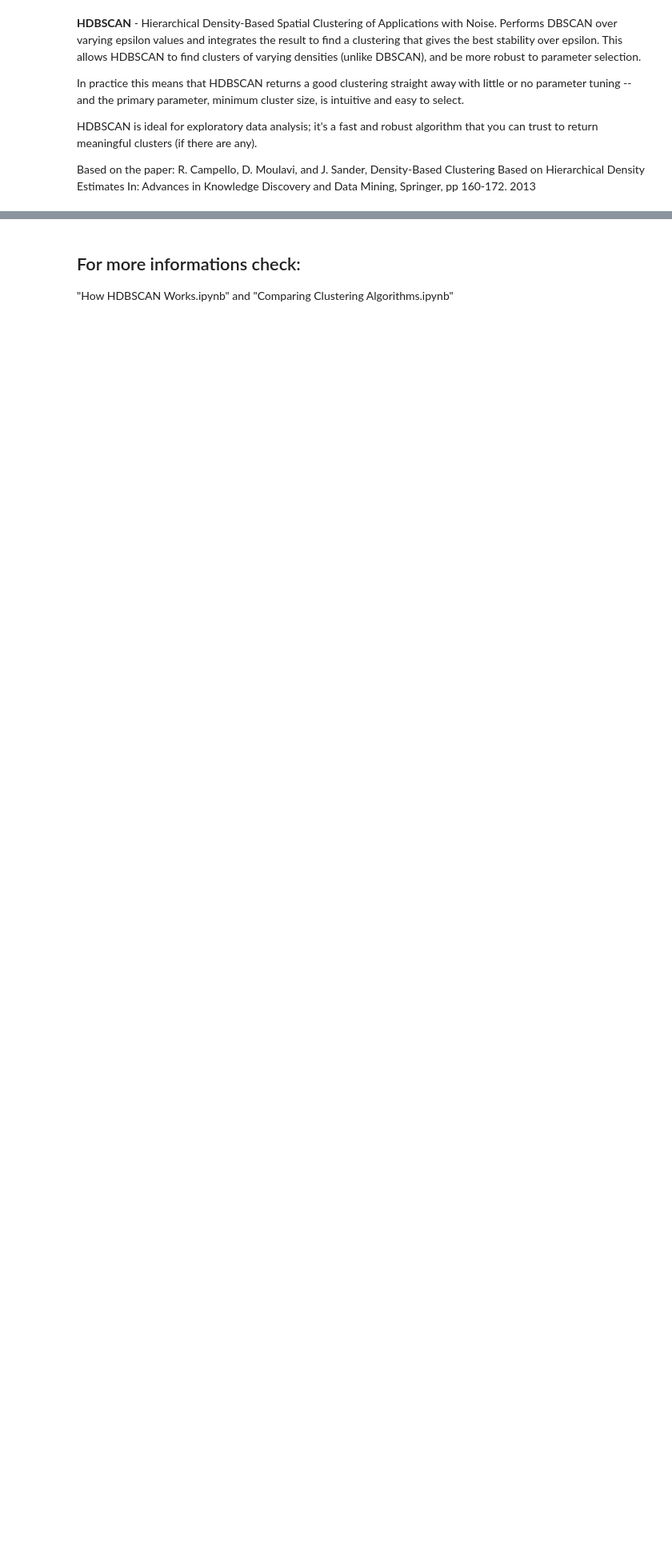
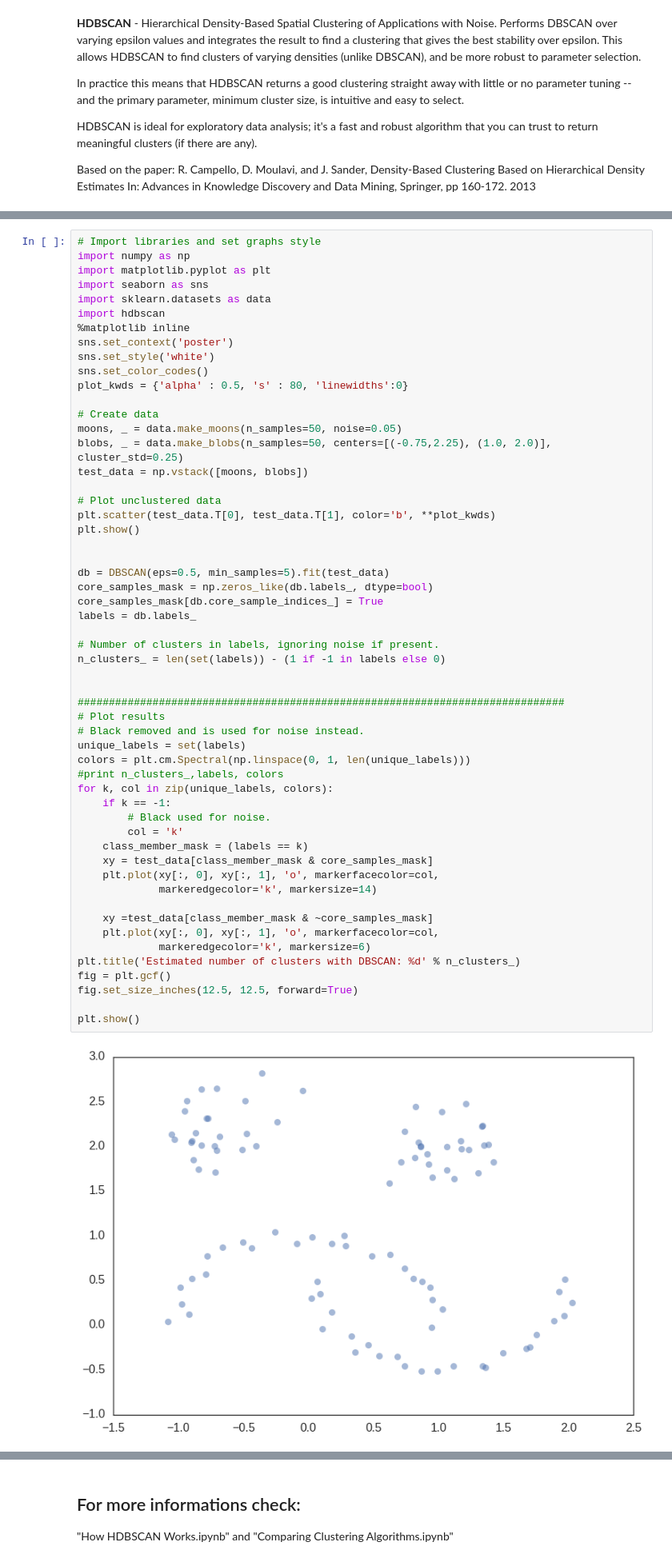
Before and after one commit to dtamayo/MachineLearning, a Jupyter notebook: Day4/Day4-HDBscan-tsne.ipynb, the cells around one changed output, grey strips where cells are left out. Shown at 80% size. Cells and saved outputs as stored; diff of their text form; blank space fills up the shorter version.

```diff
--- a/Day4/Day4-HDBscan-tsne.ipynb
+++ b/Day4/Day4-HDBscan-tsne.ipynb
@@ -228,0 +144,57 @@ plt.show()
+# %%
+# Import libraries and set graphs style
+import numpy as np
+import matplotlib.pyplot as plt
+import seaborn as sns
+import sklearn.datasets as data
+import hdbscan
+%matplotlib inline
+sns.set_context('poster')
+sns.set_style('white')
+sns.set_color_codes()
+plot_kwds = {'alpha' : 0.5, 's' : 80, 'linewidths':0}
+
+# Create data
+moons, _ = data.make_moons(n_samples=50, noise=0.05)
+blobs, _ = data.make_blobs(n_samples=50, centers=[(-0.75,2.25), (1.0, 2.0)], cluster_std=0.25)
+test_data = np.vstack([moons, blobs])
+
+# Plot unclustered data
+plt.scatter(test_data.T[0], test_data.T[1], color='b', **plot_kwds)
+plt.show()
+
+
+db = DBSCAN(eps=0.5, min_samples=5).fit(test_data)
+core_samples_mask = np.zeros_like(db.labels_, dtype=bool)
+core_samples_mask[db.core_sample_indices_] = True
+labels = db.labels_
+
+# Number of clusters in labels, ignoring noise if present.
+n_clusters_ = len(set(labels)) - (1 if -1 in labels else 0)
+
+
+##############################################################################
+# Plot results
+# Black removed and is used for noise instead.
+unique_labels = set(labels)
+colors = plt.cm.Spectral(np.linspace(0, 1, len(unique_labels)))
+#print n_clusters_,labels, colors
+for k, col in zip(unique_labels, colors):
+    if k == -1:
+        # Black used for noise.
+        col = 'k'
+    class_member_mask = (labels == k)
+    xy = test_data[class_member_mask & core_samples_mask]
+    plt.plot(xy[:, 0], xy[:, 1], 'o', markerfacecolor=col,
+             markeredgecolor='k', markersize=14)
+
+    xy =test_data[class_member_mask & ~core_samples_mask]
+    plt.plot(xy[:, 0], xy[:, 1], 'o', markerfacecolor=col,
+             markeredgecolor='k', markersize=6)
+plt.title('Estimated number of clusters with DBSCAN: %d' % n_clusters_)
+fig = plt.gcf()
+fig.set_size_inches(12.5, 12.5, forward=True)
+
+plt.show()
+# %% [output]
+[figure, added]
```
Also changed, not shown: parts of 14 cells of this notebook.
